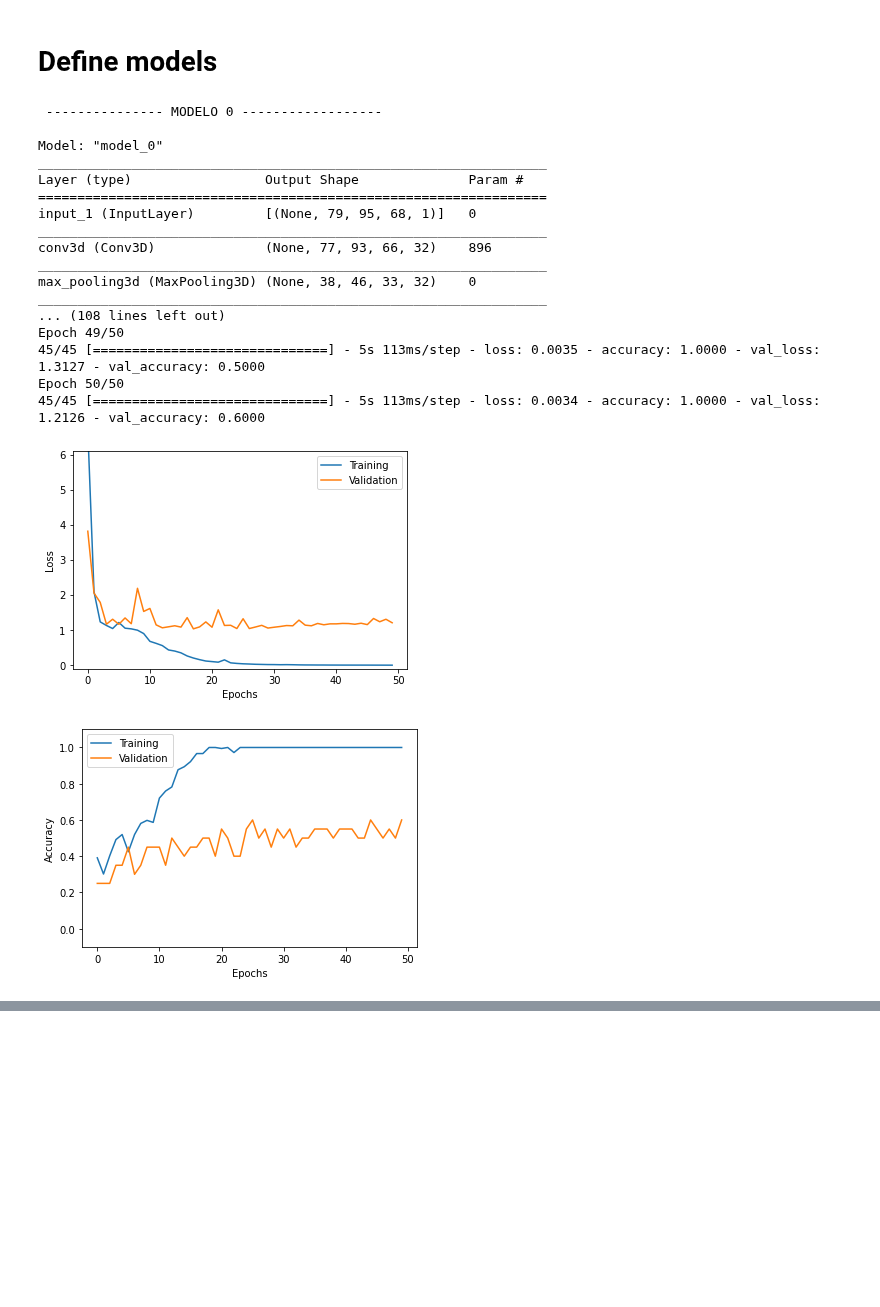
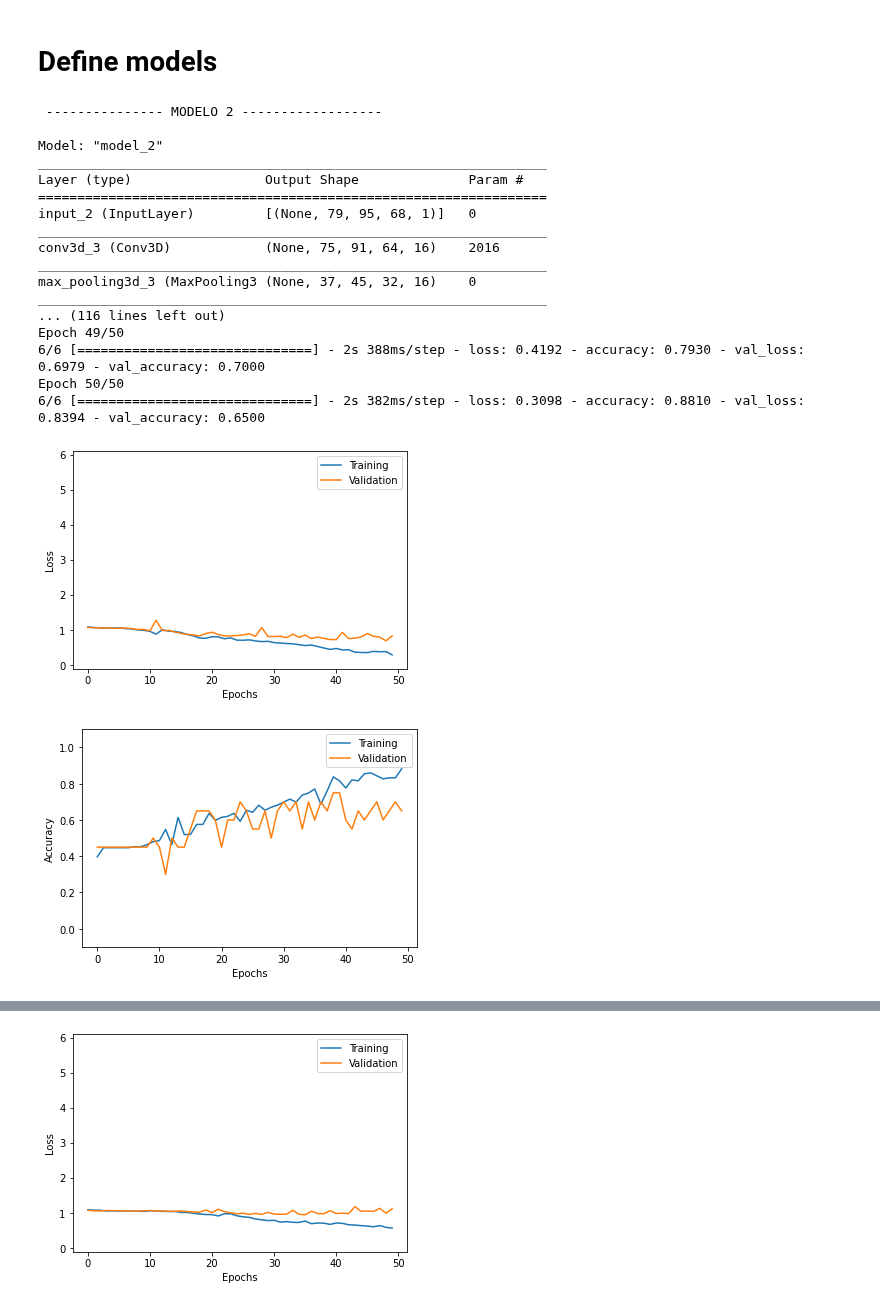
Before and after one commit to Angelvj/Alzheimer-disease-classification, a Jupyter notebook: code/main.ipynb, the cells around one changed output, grey strips where cells are left out. Saved outputs shown, nothing was run; the diff lists cells and outputs as text; code cells hidden in the pictures; blank space fills up the shorter version.

Commit message:
hypertuned model 2

```diff
--- a/code/main.ipynb
+++ b/code/main.ipynb
@@ -496,7 +500,6 @@ def get_model_one(width=79, height=95, depth=68):
     # Val_accuracy          Val_loss                Tr_accuracy     Tr_loss
     # 0.5028947353363037    1.8094949841499328      1.0             0.001150345930363983
 
-
     inputs = k.Input((width, height, depth, 1))
 
     x = Conv3D(filters=32, kernel_size=3, activation="relu")(inputs)
@@ -516,15 +519,20 @@ def get_model_one(width=79, height=95, depth=68):
     return model
 
 def get_model_two(width=79, height=95, depth=68):
+    # Training time: 4s per epoch
+    # 10-fold cross validation results (batch size 4)
+    # Val_accuracy          Val_loss                Tr_accuracy         Tr_loss
+    # 0.5678947359323502    2.5361836910247804      0.9994444429874421  0.013869613327551633
+
     inputs = k.Input((width, height, depth, 1))
 
-    x = Conv3D(filters=8, kernel_size=3, activation="relu")(inputs)
+    x = Conv3D(filters=16, kernel_size=5, activation="relu")(inputs)
     x = MaxPooling3D(pool_size=2)(x)
 
-    x = Conv3D(filters=16, kernel_size=3, activation="relu")(x)
+    x = Conv3D(filters=64, kernel_size=5, activation="relu")(x)
     x = MaxPooling3D(pool_size=2)(x)
 
-    x = Conv3D(filters=32, kernel_size=3, activation="relu")(x)
+    x = Conv3D(filters=128, kernel_size=5, activation="relu")(x)
     x = MaxPooling3D(pool_size=2)(x)
 
     x = Flatten()(x)
@@ -556,41 +564,41 @@ def get_model_two(width=79, height=95, depth=68):
 # print(results)
 # keras.backend.clear_session()
 
 print('\n --------------- MODELO 2 ------------------\n')
 model = get_model_two()
 model.summary()
-results = cross_validate(model, X_train_n, y_train, 10, k.optimizers.Adam(lr=0.0001), 4, 50,
+results = cross_validate(model, X_train_n, y_train, 10, k.optimizers.Adam(lr=0.0001), 32, 50,
                verbose = 1, show_history = True)
 print(results)
 keras.backend.clear_session()
 
 
 # print('\n --------------- MODELO 3 ------------------\n')
 # model = get_model(3)
 # model.summary()
 
 # # opt = SGD(lr = 0.001, momentum = 0.9, nesterov = True)
 # results = cross_validate(model, X_train_n, y_train, 5,  k.optimizers.Adam(), 16, 30,
 #                verbose = 1, show_history = False)
 # print(results)
 # keras.backend.clear_session()
 # %% [output]
- --------------- MODELO 0 ------------------
+ --------------- MODELO 2 ------------------
 
-Model: "model_0"
+Model: "model_2"
 _________________________________________________________________
 Layer (type)                 Output Shape              Param #
 =================================================================
-input_1 (InputLayer)         [(None, 79, 95, 68, 1)]   0
+input_2 (InputLayer)         [(None, 79, 95, 68, 1)]   0
 _________________________________________________________________
-conv3d (Conv3D)              (None, 77, 93, 66, 32)    896
+conv3d_3 (Conv3D)            (None, 75, 91, 64, 16)    2016
 _________________________________________________________________
-max_pooling3d (MaxPooling3D) (None, 38, 46, 33, 32)    0
+max_pooling3d_3 (MaxPooling3 (None, 37, 45, 32, 16)    0
 _________________________________________________________________
-... (108 lines left out)
+... (116 lines left out)
 Epoch 49/50
-45/45 [==============================] - 5s 113ms/step - loss: 0.0035 - accuracy: 1.0000 - val_loss: 1.3127 - val_accuracy: 0.5000
+6/6 [==============================] - 2s 388ms/step - loss: 0.4192 - accuracy: 0.7930 - val_loss: 0.6979 - val_accuracy: 0.7000
 Epoch 50/50
-45/45 [==============================] - 5s 113ms/step - loss: 0.0034 - accuracy: 1.0000 - val_loss: 1.2126 - val_accuracy: 0.6000
+6/6 [==============================] - 2s 382ms/step - loss: 0.3098 - accuracy: 0.8810 - val_loss: 0.8394 - val_accuracy: 0.6500
-[figure, old version]
+[figure, new version]
-[figure, old version]
+[figure, new version]
@@ -604,0 +622 @@ Epoch 3/50
+[figure, added]
```
Also changed, not shown: parts of 6 cells of this notebook.
